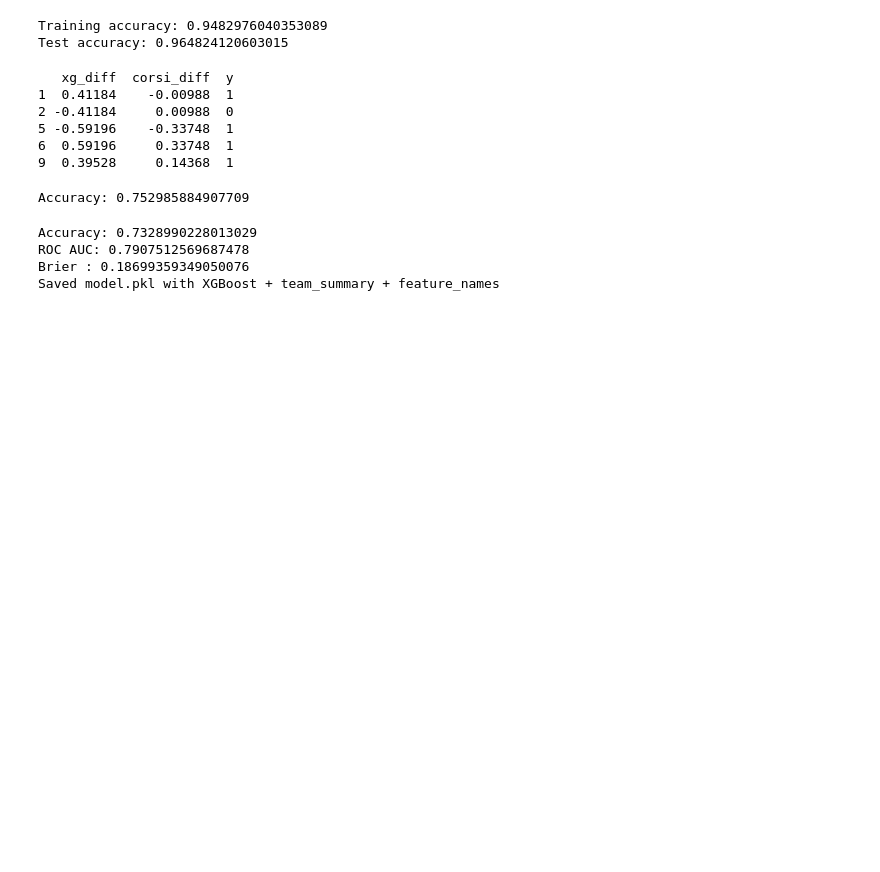
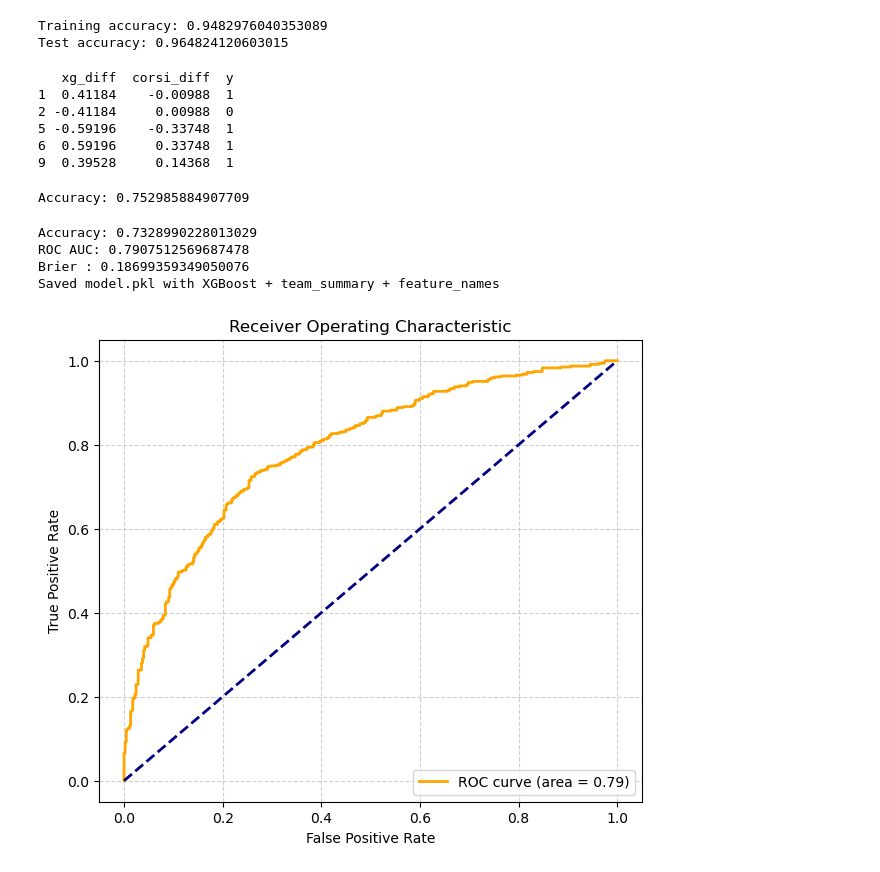
Before and after one commit to Rizzi7/NHL-Game-Prediction-CP322, a Jupyter notebook: notebooks/data_exploration.ipynb, the cells around one changed output. Saved outputs shown, nothing was run; the diff lists cells and outputs as text; code cells hidden in the pictures; blank space fills up the shorter version.

```diff
--- a/notebooks/data_exploration.ipynb
+++ b/notebooks/data_exploration.ipynb
@@ -986,3 +1008,28 @@ Accuracy: 0.7328990228013029
 ROC AUC: 0.7907512569687478
 Brier : 0.18699359349050076
 Saved model.pkl with XGBoost + team_summary + feature_names
+# %%
+# ROC Curve
+# Compute ROC points
+fpr, tpr, _ = roc_curve(y_test, proba)
+roc_auc = auc(fpr, tpr)
+
+plt.figure(figsize=(7, 6))
+
+# Plot ROC curve in orange
+plt.plot(fpr, tpr, color='orange', linewidth=2,
+         label=f'ROC curve (area = {roc_auc:.2f})')
+
+# Plot diagonal reference line in blue
+plt.plot([0, 1], [0, 1], linestyle='--', color='navy', linewidth=2)
+
+# Labels + Style
+plt.title("Receiver Operating Characteristic")
+plt.xlabel("False Positive Rate")
+plt.ylabel("True Positive Rate")
+plt.legend(loc="lower right")
+plt.grid(True, linestyle='--', alpha=0.6)
+
+plt.show()
+# %% [output]
+[figure, added]
```
Also changed, not shown: parts of 2 cells of this notebook.
